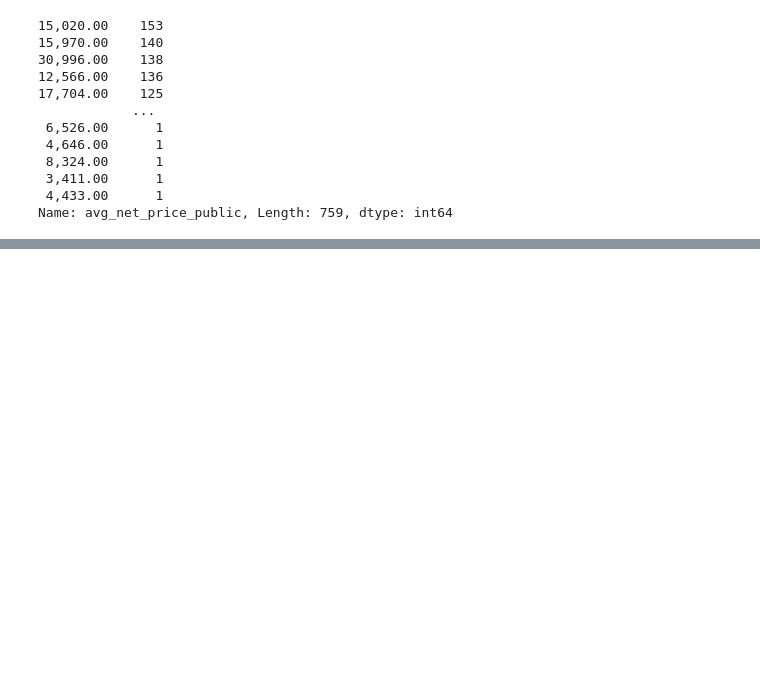
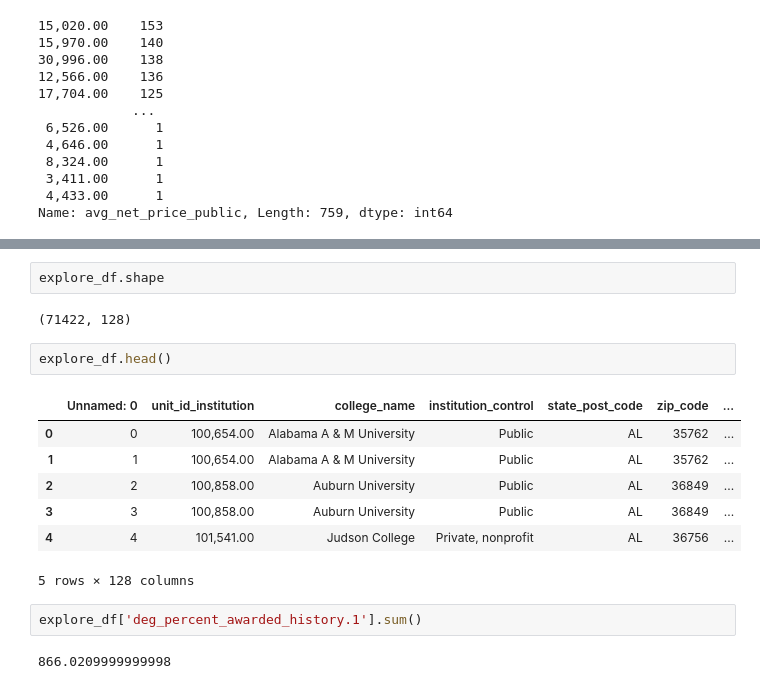
Before and after one commit to CDM-College-ROI/capstone_working_repo, a Jupyter notebook: ds_folder/explore_workbook.ipynb, the cells around one changed output, grey strips where cells are left out. Cells and saved outputs as stored; diff of their text form; blank space fills up the shorter version.

```diff
--- a/ds_folder/explore_workbook.ipynb
+++ b/ds_folder/explore_workbook.ipynb
@@ -150,0 +355,18 @@ new_df.groupby(new_df[''])
+# %%
+explore_df.shape
+# %% [output]
+(71422, 128)
+# %%
+explore_df.head()
+# %% [output]
+|  | Unnamed: 0 | unit_id_institution | college_name | institution_control | state_post_code | zip_code | ... |
+| 0 | 0 | 100,654.00 | Alabama A & M University | Public | AL | 35762 | ... |
+| 1 | 1 | 100,654.00 | Alabama A & M University | Public | AL | 35762 | ... |
+| 2 | 2 | 100,858.00 | Auburn University | Public | AL | 36849 | ... |
+| 3 | 3 | 100,858.00 | Auburn University | Public | AL | 36849 | ... |
+| 4 | 4 | 101,541.00 | Judson College | Private, nonprofit | AL | 36756 | ... |
+5 rows × 128 columns
+# %%
+explore_df['deg_percent_awarded_history.1'].sum()
+# %% [output]
+866.0209999999998
```
Also changed, not shown: parts of 45 cells of this notebook.
